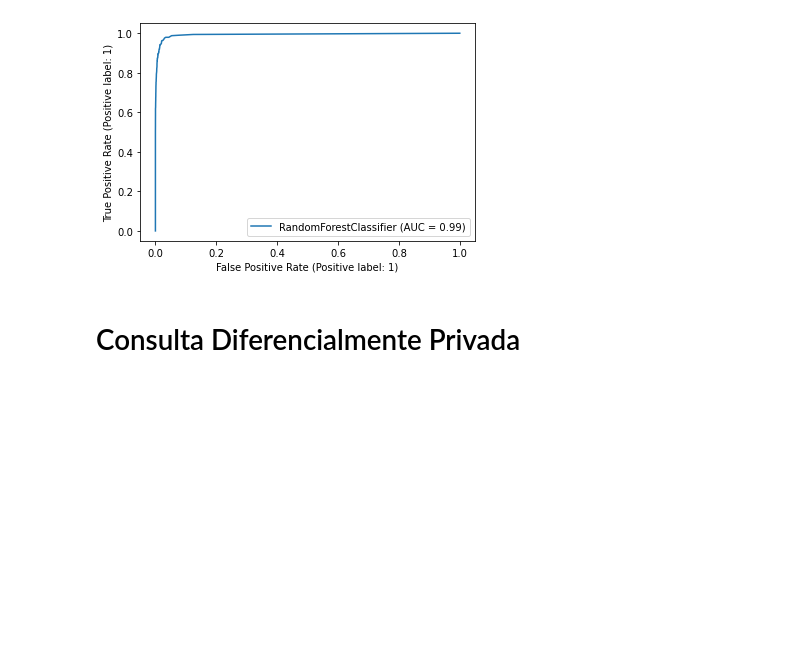
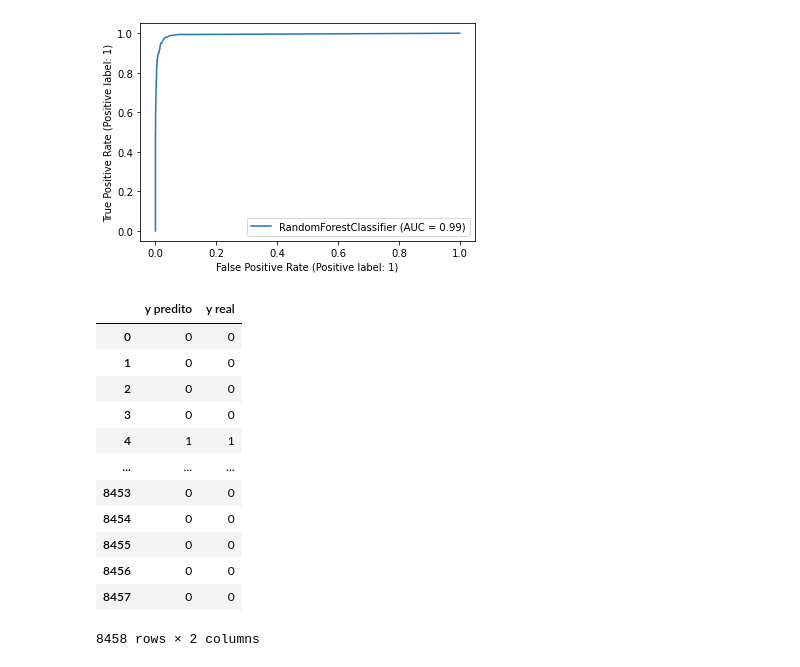
Before and after one commit to Brabissima/Data-Science, a Jupyter notebook: Trabalho 03/Machine Learning.ipynb, the cells around one changed output. Cells and saved outputs as stored; diff of their text form; code cells hidden in the pictures; blank space fills up the shorter version.

```diff
--- a/Trabalho 03/Machine Learning.ipynb
+++ b/Trabalho 03/Machine Learning.ipynb
@@ -99,5 +99,19 @@ plot_roc_curve(rf, np.array(df_teste[df_teste.columns[:-1]]), np.array(df_teste[
 plt.show()
 # %% [output]
 [figure]
-# %% [markdown]
-# Consulta Diferencialmente Privada
+# %%
+pd.DataFrame(np.array([y_pred, np.array(df_teste[df_teste.columns[-1]])]).T, columns=['y predito', 'y real'])
+# %% [output]
+|  | y predito | y real |
+| 0 | 0 | 0 |
+| 1 | 0 | 0 |
+| 2 | 0 | 0 |
+| 3 | 0 | 0 |
+| 4 | 1 | 1 |
+| ... | ... | ... |
+| 8453 | 0 | 0 |
+| 8454 | 0 | 0 |
+| 8455 | 0 | 0 |
+| 8456 | 0 | 0 |
+| 8457 | 0 | 0 |
+8458 rows × 2 columns
```
Also changed, not shown: parts of 2 cells of this notebook.
